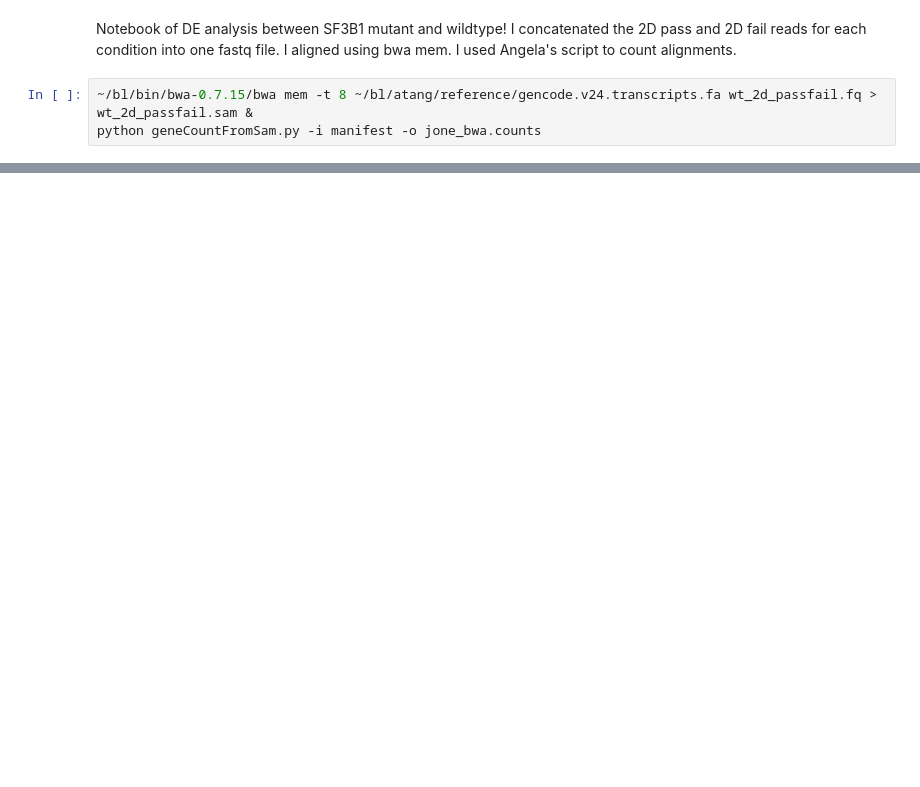
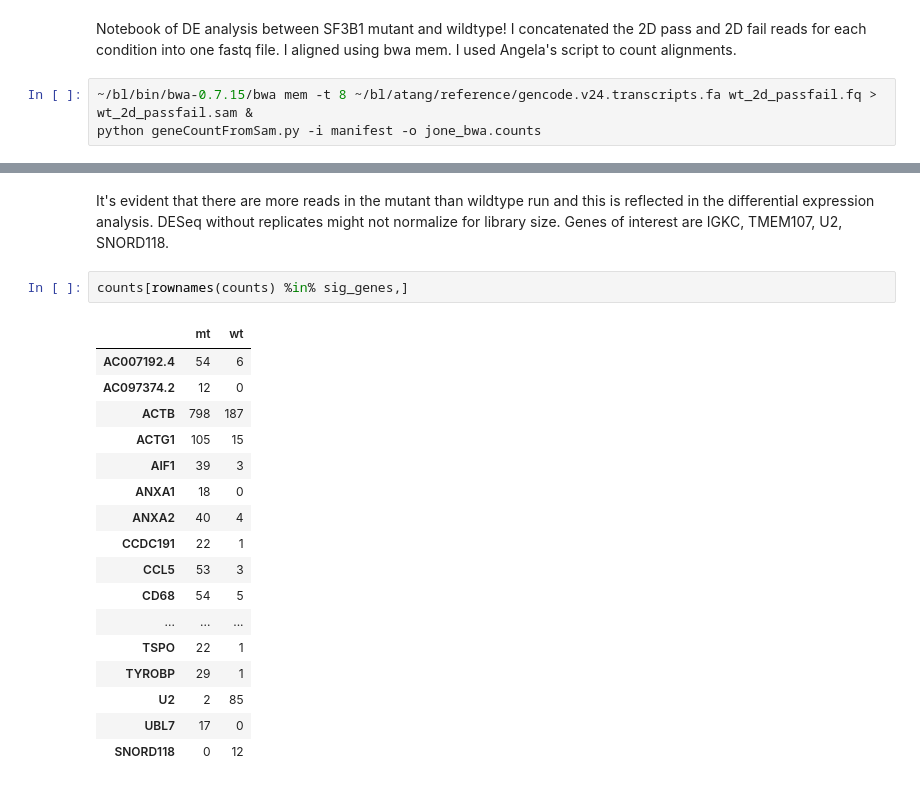
Before and after one commit to belgravia/jupyter-notebooks, a Jupyter notebook: SF3B1 Differential Expression.ipynb, the cells around one changed output, grey strips where cells are left out. Drawn from its saved outputs; the diff is of its cells as text; blank space fills up the shorter version.

```diff
--- a/SF3B1 Differential Expression.ipynb
+++ b/SF3B1 Differential Expression.ipynb
@@ -48,0 +121,22 @@ ERROR: Error in results(dds, alpha = 0.05): couldn't find results. you should fi
+# %% [markdown]
+It's evident that there are more reads in the mutant than wildtype run and this is reflected in the differential expression analysis. DESeq without replicates might not normalize for library size. Genes of interest are IGKC, TMEM107, U2, SNORD118.
+# %%
+counts[rownames(counts) %in% sig_genes,]
+# %% [output]
+|  | mt | wt |
+| AC007192.4 | 54 | 6 |
+| AC097374.2 | 12 | 0 |
+| ACTB | 798 | 187 |
+| ACTG1 | 105 | 15 |
+| AIF1 | 39 | 3 |
+| ANXA1 | 18 | 0 |
+| ANXA2 | 40 | 4 |
+| CCDC191 | 22 | 1 |
+| CCL5 | 53 | 3 |
+| CD68 | 54 | 5 |
+| ... | ... | ... |
+| TSPO | 22 | 1 |
+| TYROBP | 29 | 1 |
+| U2 | 2 | 85 |
+| UBL7 | 17 | 0 |
+| SNORD118 | 0 | 12 |
```
Also changed, not shown: parts of 3 cells of this notebook.
